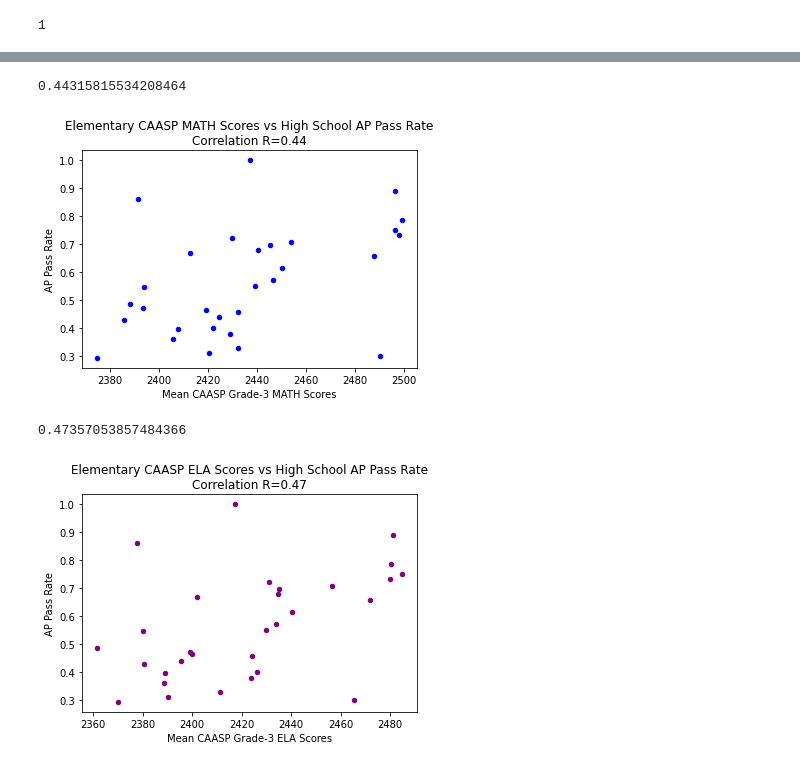
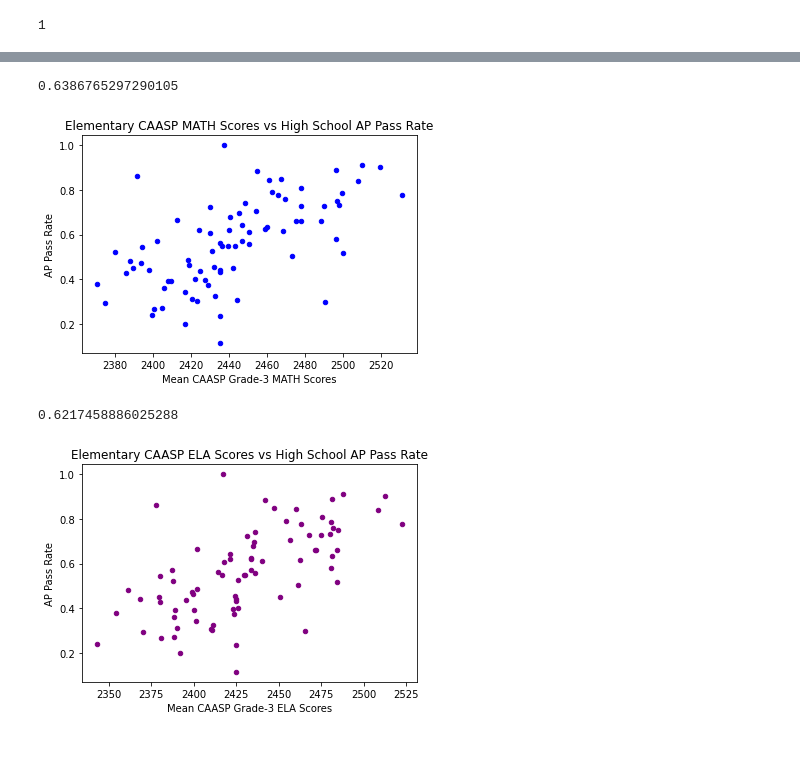
Before and after one commit to julialuongw/Student-AP-Data-Analysis, a Jupyter notebook: correlational_analysis.ipynb, the cells around one changed output, grey strips where cells are left out. Cells and saved outputs as stored; diff of their text form; code cells hidden in the pictures.

Commit message:
Fixed a bug: some high schools were not properly assigned elementary aggregate scores despite having elementary schools in their group

```diff
--- a/correlational_analysis.ipynb
+++ b/correlational_analysis.ipynb
@@ -180,7 +200,8 @@ for hs, ele_feeders in feeders.items():
     for ele in ele_feeders:
         n_i = ele[0]["MATH Students with Scores"]
         x_i = ele[0]["MATH Mean Scale Score"]
-        if (n_i == "*") or (x_i == "*"):
+        if (n_i == "*") or (x_i == "*") or pd.isna(n_i) or pd.isna(x_i):
+            print("For (" + hs[0] + "; " + hs[1] + "), (" + ele[0]["School"] + "; " + ele[0]["District"] + ") has no ELA or MATH 3rd grade scores." )
             continue
         math_weighted_avg += n_i * x_i
         N_math += n_i
@@ -195,14 +216,20 @@ for hs, ele_feeders in feeders.items():
     for ele in ele_feeders:
         n_i = ele[0]["ELA Students with Scores"]
         x_i = ele[0]["ELA Mean Scale Score"]
-        if (n_i == "*") or (x_i == "*"):
+        if (n_i == "*") or (x_i == "*") or pd.isna(n_i) or pd.isna(x_i):
             continue
         ela_weighted_avg += n_i * x_i
         N_ela += n_i
+
     if N_ela == 0:
         ela_weighted_avg = None
     else:
         ela_weighted_avg /= N_ela
+
+    if hs[0] == "Mission Vista High":
+        print("Hello!")
+        print("ELA:" + str(ela_weighted_avg))
+        print("MATH:" + str(math_weighted_avg))
 
     # Construct point
     hs_id = hs[0] + "; " + hs[1]
@@ -212,20 +278,20 @@ for hs, ele_feeders in feeders.items():
 # %%
 ap_vs_ela_math.plot(x="MATH Weighted Mean Ele", y="AP Pass Rate", kind="scatter", color="blue")
 plt.xlabel("Mean CAASP Grade-3 MATH Scores")
-plt.title("Elementary CAASP MATH Scores vs High School AP Pass Rate\nCorrelation R=0.44")
-ap_vs_ela_math["AP Pass Rate"].corr(ap_vs_ela_math["MATH Weighted Mean Ele"])
+plt.title("Elementary CAASP MATH Scores vs High School AP Pass Rate")
+ap_vs_ela_math["AP Pass Rate"].corr(ap_vs_ela_math["MATH Weighted Mean Ele"], method="spearman")
 
 #sns.regplot(x='MATH Weighted Mean Ele', y='AP Pass Rate', data=ap_vs_ela_math, scatter_kws={'s': 50}, ci=None, line_kws={'color': 'red'})
 #plt.title('Scatter Plot with Trendline')
 #plt.show()
 # %% [output]
-0.44315815534208464
+0.6386765297290105
-[figure, old version]
+[figure, new version]
 # %%
 ap_vs_ela_math.plot(x="ELA Weighted Mean Ele", y="AP Pass Rate", kind="scatter", color="purple")
 plt.xlabel("Mean CAASP Grade-3 ELA Scores")
-plt.title("Elementary CAASP ELA Scores vs High School AP Pass Rate\nCorrelation R=0.47")
-ap_vs_ela_math["AP Pass Rate"].corr(ap_vs_ela_math["ELA Weighted Mean Ele"])
+plt.title("Elementary CAASP ELA Scores vs High School AP Pass Rate")
+ap_vs_ela_math["AP Pass Rate"].corr(ap_vs_ela_math["ELA Weighted Mean Ele"], method="pearson")
 # %% [output]
-0.47357053857484366
+0.6217458886025288
-[figure, old version]
+[figure, new version]
```
Also changed, not shown: parts of 7 cells of this notebook.
